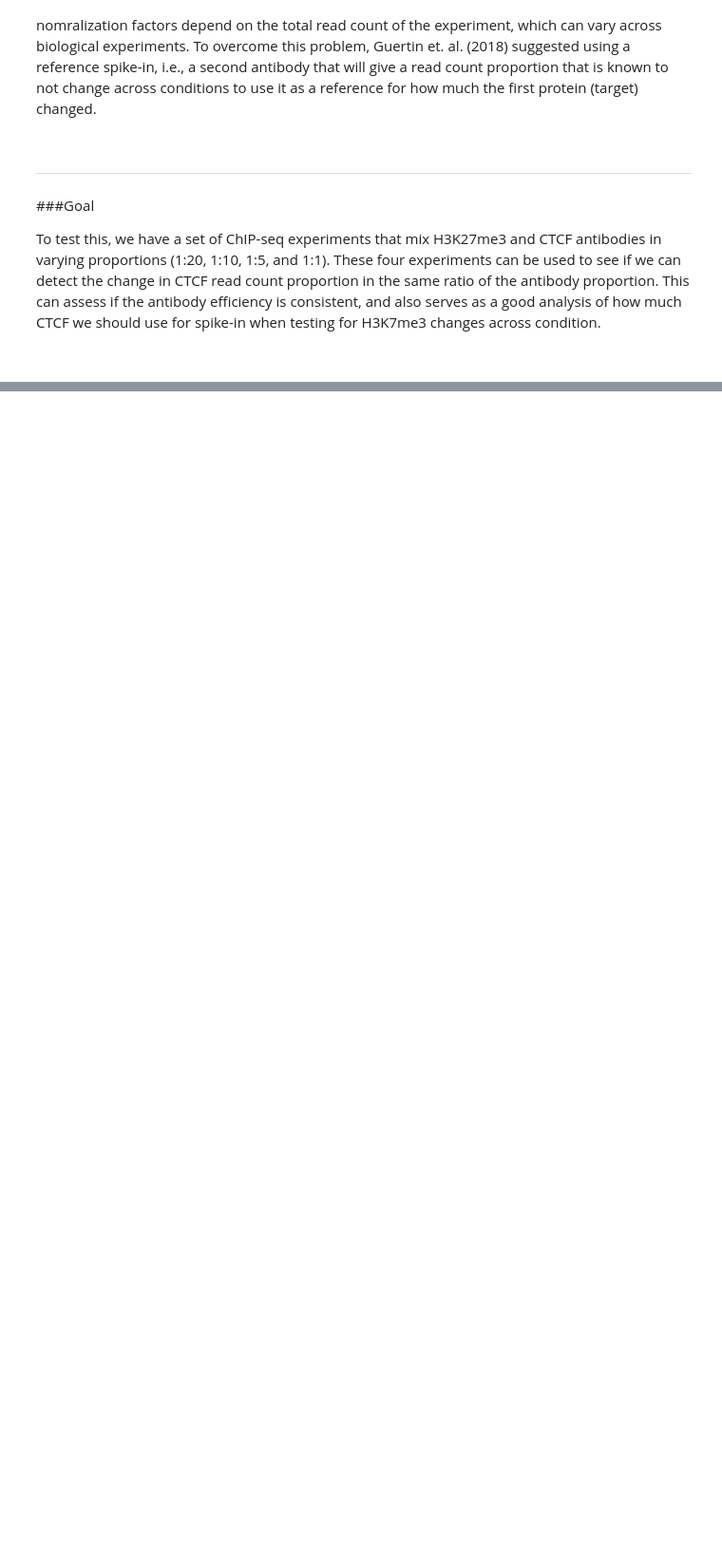
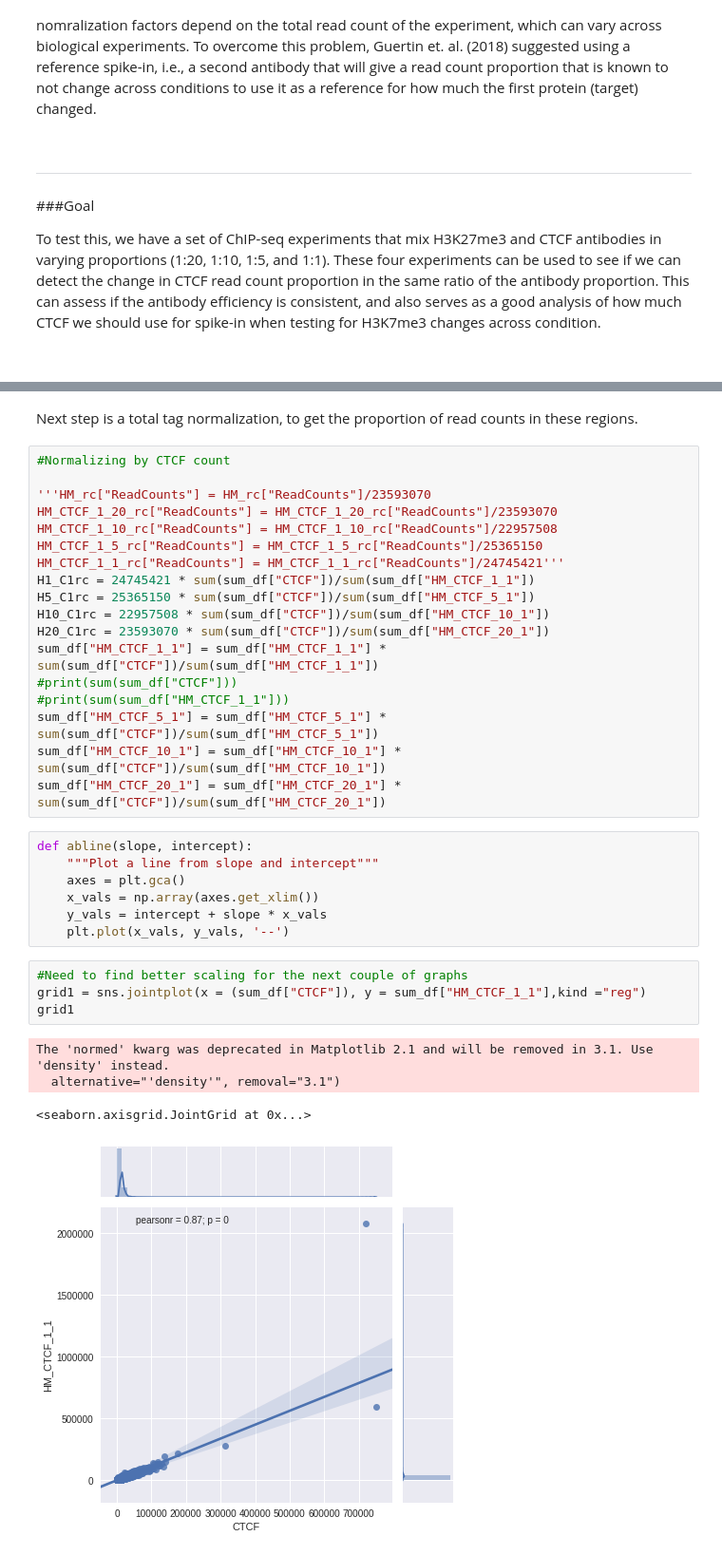
Before and after one commit to sidwekhande/spike-in, a Jupyter notebook: Data_Analysis_of_a_ChIP_seq_spike_in_reference.ipynb, the cells around one changed output, grey strips where cells are left out. Shown at 95% size. Cells and saved outputs as stored; diff of their text form; blank space fills up the shorter version.

```diff
--- a/Data_Analysis_of_a_ChIP_seq_spike_in_reference.ipynb
+++ b/Data_Analysis_of_a_ChIP_seq_spike_in_reference.ipynb
@@ -51,0 +150,36 @@ line
+# %% [markdown]
+Next step is a total tag normalization, to get the proportion of read counts in these regions.
+# %%
+#Normalizing by CTCF count
+
+'''HM_rc["ReadCounts"] = HM_rc["ReadCounts"]/23593070
+HM_CTCF_1_20_rc["ReadCounts"] = HM_CTCF_1_20_rc["ReadCounts"]/23593070
+HM_CTCF_1_10_rc["ReadCounts"] = HM_CTCF_1_10_rc["ReadCounts"]/22957508
+HM_CTCF_1_5_rc["ReadCounts"] = HM_CTCF_1_5_rc["ReadCounts"]/25365150
+HM_CTCF_1_1_rc["ReadCounts"] = HM_CTCF_1_1_rc["ReadCounts"]/24745421'''
+H1_C1rc = 24745421 * sum(sum_df["CTCF"])/sum(sum_df["HM_CTCF_1_1"])
+H5_C1rc = 25365150 * sum(sum_df["CTCF"])/sum(sum_df["HM_CTCF_5_1"])
+H10_C1rc = 22957508 * sum(sum_df["CTCF"])/sum(sum_df["HM_CTCF_10_1"])
+H20_C1rc = 23593070 * sum(sum_df["CTCF"])/sum(sum_df["HM_CTCF_20_1"])
+sum_df["HM_CTCF_1_1"] = sum_df["HM_CTCF_1_1"] * sum(sum_df["CTCF"])/sum(sum_df["HM_CTCF_1_1"])
+#print(sum(sum_df["CTCF"]))
+#print(sum(sum_df["HM_CTCF_1_1"]))
+sum_df["HM_CTCF_5_1"] = sum_df["HM_CTCF_5_1"] * sum(sum_df["CTCF"])/sum(sum_df["HM_CTCF_5_1"])
+sum_df["HM_CTCF_10_1"] = sum_df["HM_CTCF_10_1"] * sum(sum_df["CTCF"])/sum(sum_df["HM_CTCF_10_1"])
+sum_df["HM_CTCF_20_1"] = sum_df["HM_CTCF_20_1"] * sum(sum_df["CTCF"])/sum(sum_df["HM_CTCF_20_1"])
+# %%
+def abline(slope, intercept):
+    """Plot a line from slope and intercept"""
+    axes = plt.gca()
+    x_vals = np.array(axes.get_xlim())
+    y_vals = intercept + slope * x_vals
+    plt.plot(x_vals, y_vals, '--')
+# %%
+#Need to find better scaling for the next couple of graphs
+grid1 = sns.jointplot(x = (sum_df["CTCF"]), y = sum_df["HM_CTCF_1_1"],kind ="reg")
+grid1
+# %% [output]
+The 'normed' kwarg was deprecated in Matplotlib 2.1 and will be removed in 3.1. Use 'density' instead.
+  alternative="'density'", removal="3.1")
+<seaborn.axisgrid.JointGrid at 0x...>
+[figure, added]
```
Also changed, not shown: parts of 15 cells of this notebook.
